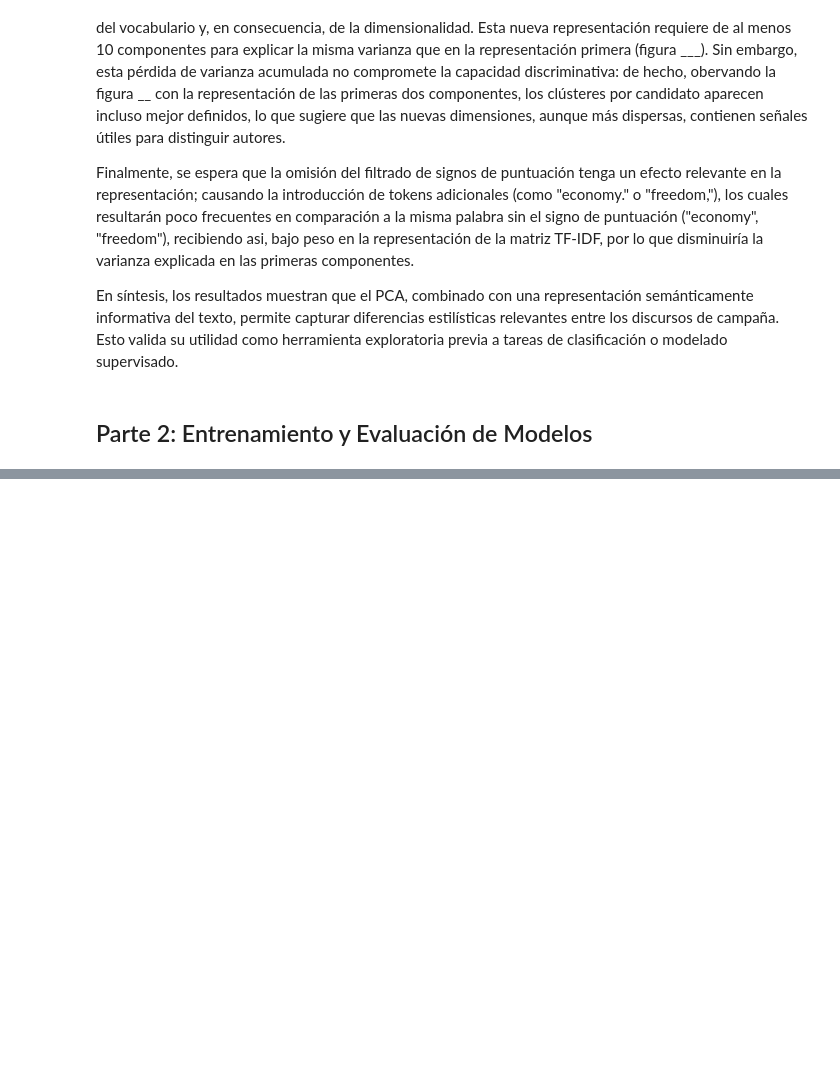
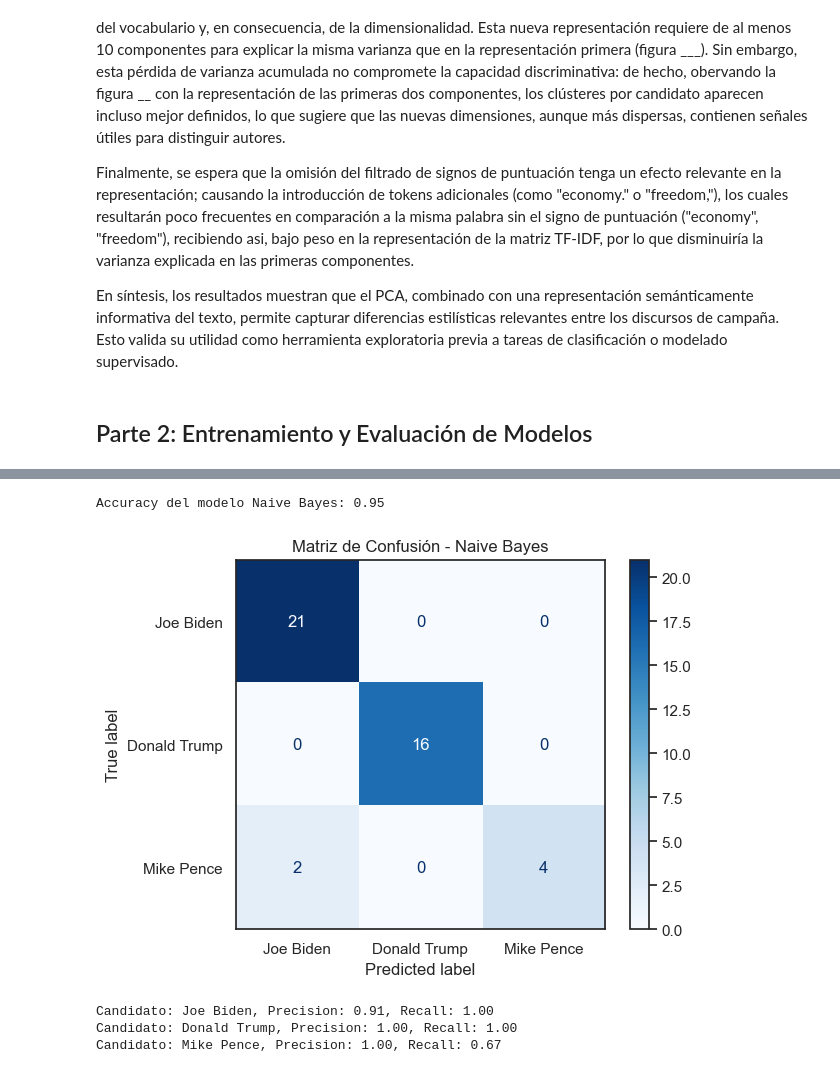
Before and after one commit to campon/intro-cd, a Jupyter notebook: Tarea_2/us2020_propuesta_estudiantes.ipynb, the cells around one changed output, grey strips where cells are left out. Cells and saved outputs as stored; diff of their text form; code cells hidden in the pictures; blank space fills up the shorter version.

```diff
--- a/Tarea_2/us2020_propuesta_estudiantes.ipynb
+++ b/Tarea_2/us2020_propuesta_estudiantes.ipynb
@@ -426,27 +503,33 @@ plt.show()
 # %%
 # entrenamiento del modelo Multinomial Naive Bayes bajo el resultado de GridSearchCV
-nb_model = MultinomialNB(alpha=0.01, fit_prior=True)
+nb_model = MultinomialNB(alpha=0.015, fit_prior=True)
 nb_model.fit(X_dev_tfidf, y_dev)
 
 # Predicción sobre el conjunto de test
 X_test_tfidf = TfidfTransformer().fit_transform(vectorizer.transform(X_test))
 y_pred = nb_model.predict(X_test_tfidf)
 
 # set sns set to none
 sns.set(style="white")  # Fondo blanco sin grilla
 
 # reporte de accuracy
 accuracy = accuracy_score(y_test, y_pred)
 print(f"Accuracy del modelo Naive Bayes: {accuracy:.2f}")
 # matriz de confusión
 cm = confusion_matrix(y_test, y_pred, labels=top_3_candidates)
 disp = ConfusionMatrixDisplay(confusion_matrix=cm, display_labels=top_3_candidates)
 disp.plot(cmap=plt.cm.Blues)
 plt.title('Matriz de Confusión - Naive Bayes')
 plt.show()
 
 # reporte de precision y recall
 precision = precision_score(y_test, y_pred, average=None, labels=top_3_candidates)
 recall = recall_score(y_test, y_pred, average=None, labels=top_3_candidates)
 for candidate, prec, rec in zip(top_3_candidates, precision, recall):
     print(f"Candidato: {candidate}, Precision: {prec:.2f}, Recall: {rec:.2f}")
+# %% [output]
+Accuracy del modelo Naive Bayes: 0.95
+[figure, added]
+Candidato: Joe Biden, Precision: 0.91, Recall: 1.00
+Candidato: Donald Trump, Precision: 1.00, Recall: 1.00
+Candidato: Mike Pence, Precision: 1.00, Recall: 0.67
```
Also changed, not shown: parts of 22 cells of this notebook.
